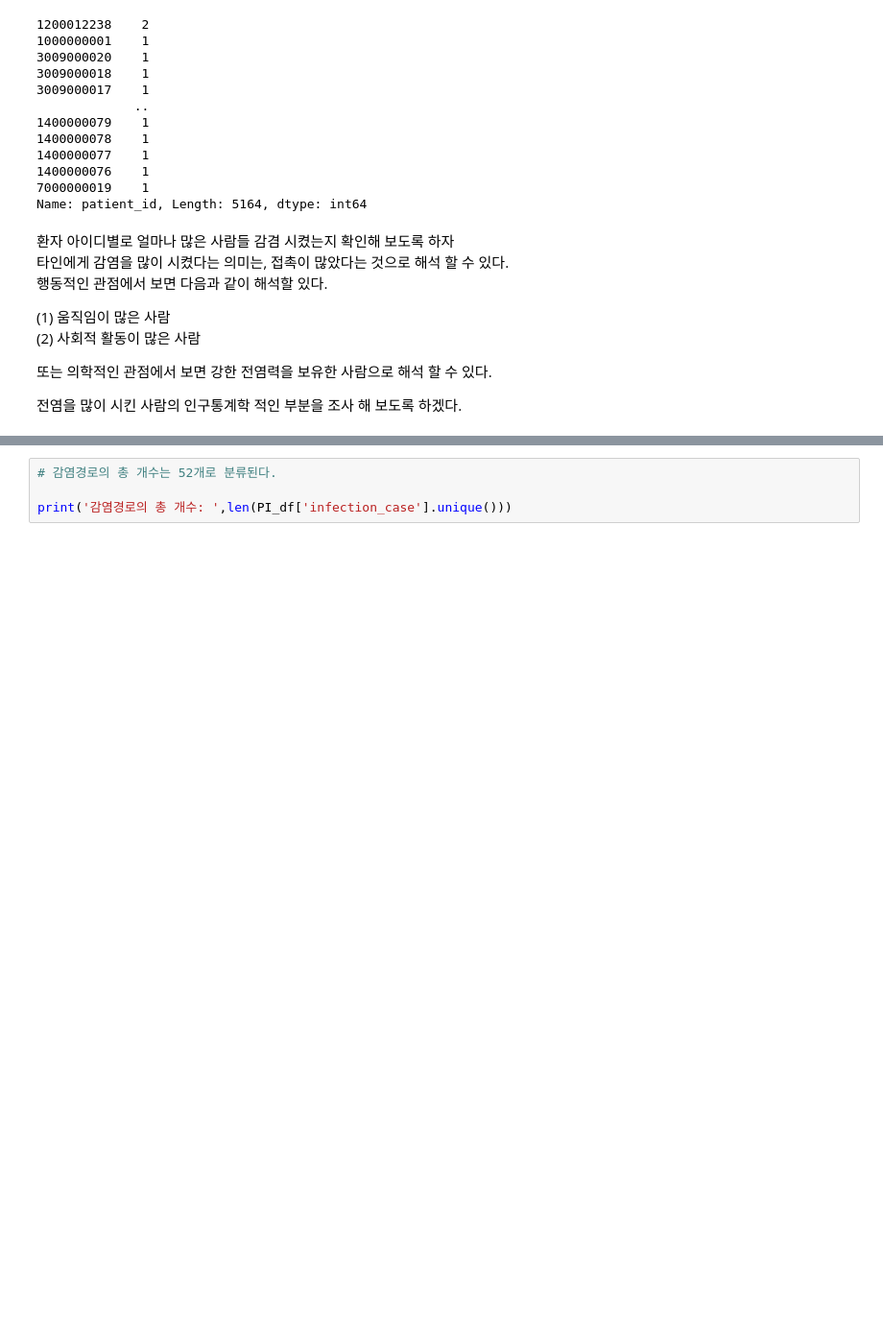
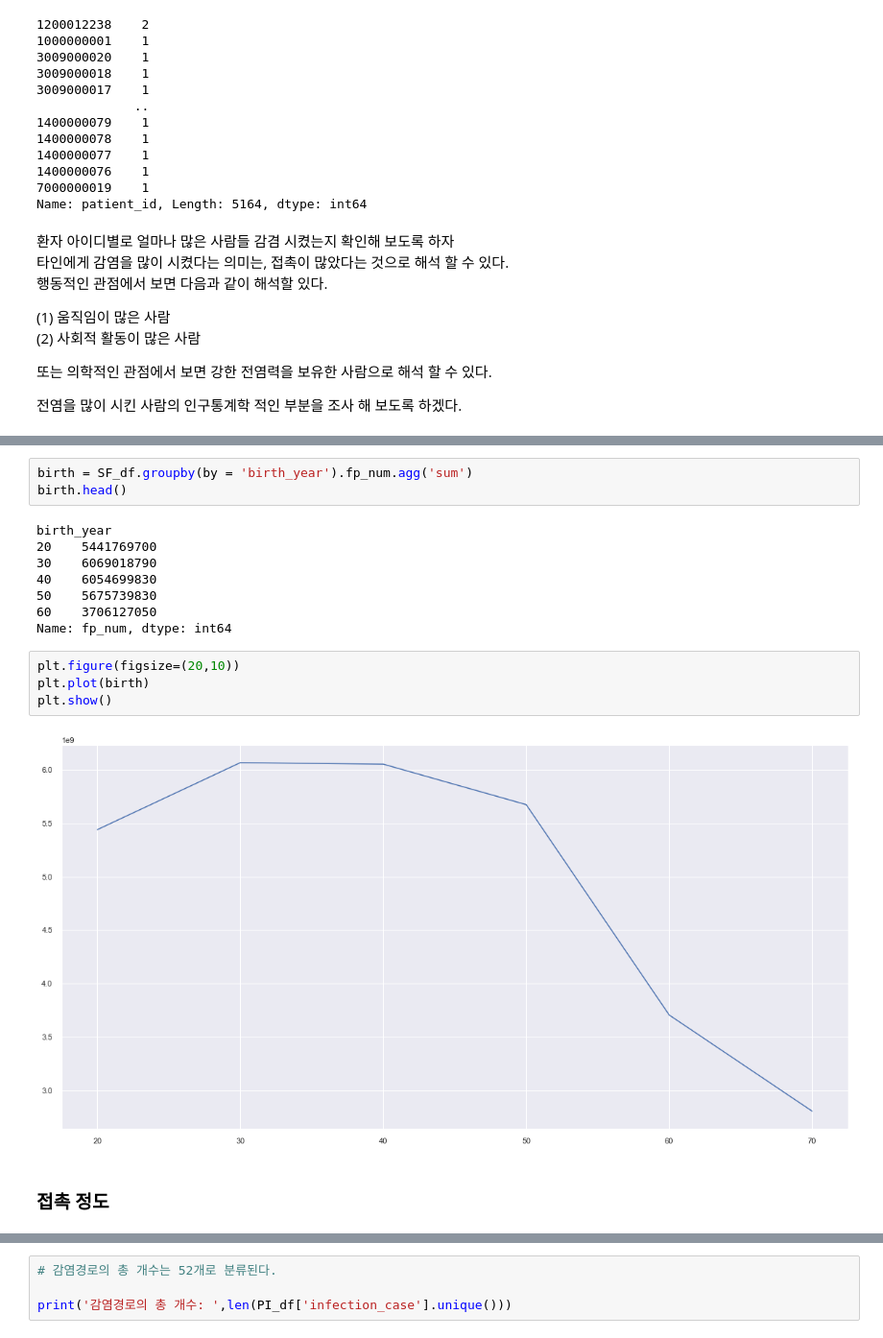
Before and after one commit to zzozzo/Datathon, a Jupyter notebook: DS_covid19.ipynb, the cells around one changed output, grey strips where cells are left out. Shown: that part at 96% size. Cells and saved outputs as stored; diff of their text form; blank space fills up the shorter version.

```diff
--- a/DS_covid19.ipynb
+++ b/DS_covid19.ipynb
@@ -211,0 +269,19 @@ filtered_df
+# %%
+birth = SF_df.groupby(by = 'birth_year').fp_num.agg('sum')
+birth.head()
+# %% [output]
+birth_year
+20    5441769700
+30    6069018790
+40    6054699830
+50    5675739830
+60    3706127050
+Name: fp_num, dtype: int64
+# %%
+plt.figure(figsize=(20,10))
+plt.plot(birth)
+plt.show()
+# %% [output]
+[figure, added]
+# %% [markdown]
+### 접촉 정도
```
Also changed, not shown: parts of 71 cells of this notebook.
